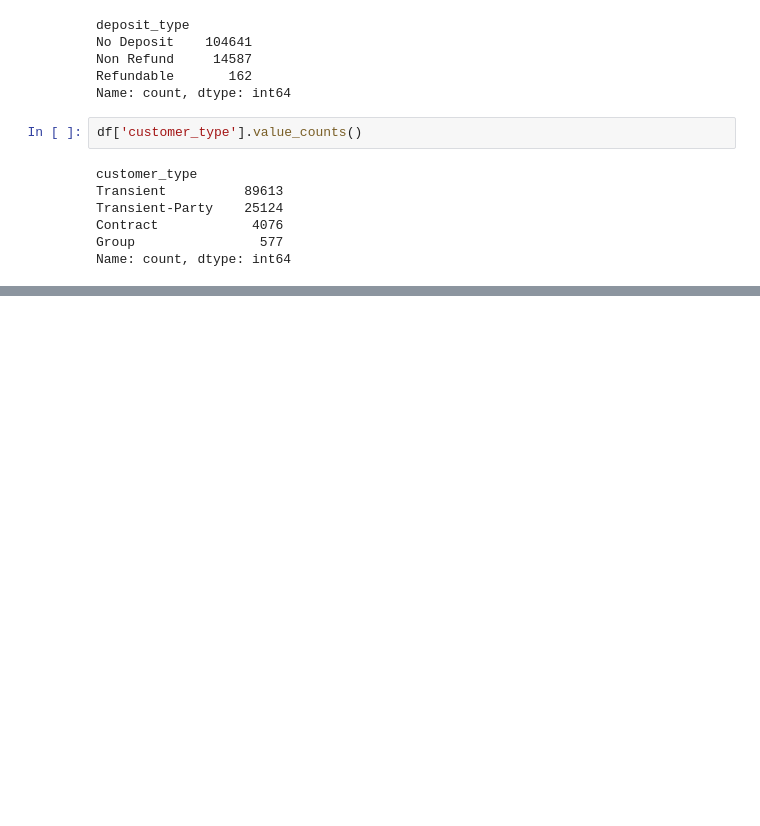
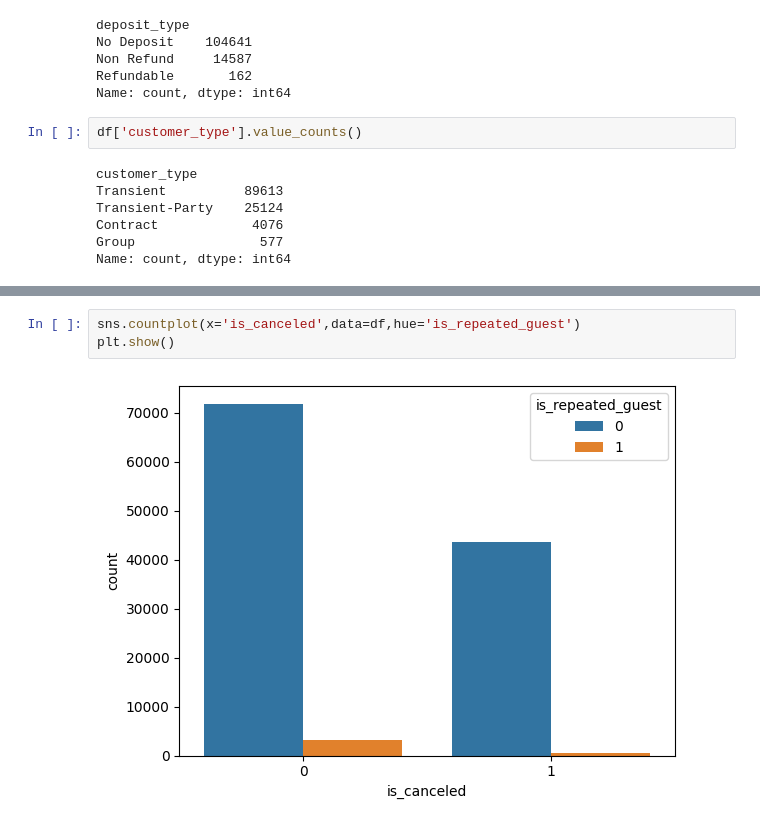
Before and after one commit to abhaygzb15/Hotel_Data_Analytics, a Jupyter notebook: Project1_hotelbookings/Hotel_Bookings_Data_Analytics.ipynb, the cells around one changed output, grey strips where cells are left out. Drawn from its saved outputs; the diff is of its cells as text; blank space fills up the shorter version.

```diff
--- a/Project1_hotelbookings/Hotel_Bookings_Data_Analytics.ipynb
+++ b/Project1_hotelbookings/Hotel_Bookings_Data_Analytics.ipynb
@@ -138,0 +155,5 @@ Name: count, dtype: int64
+# %%
+sns.countplot(x='is_canceled',data=df,hue='is_repeated_guest')
+plt.show()
+# %% [output]
+[figure, added]
```
Also changed, not shown: parts of 3 cells of this notebook.
